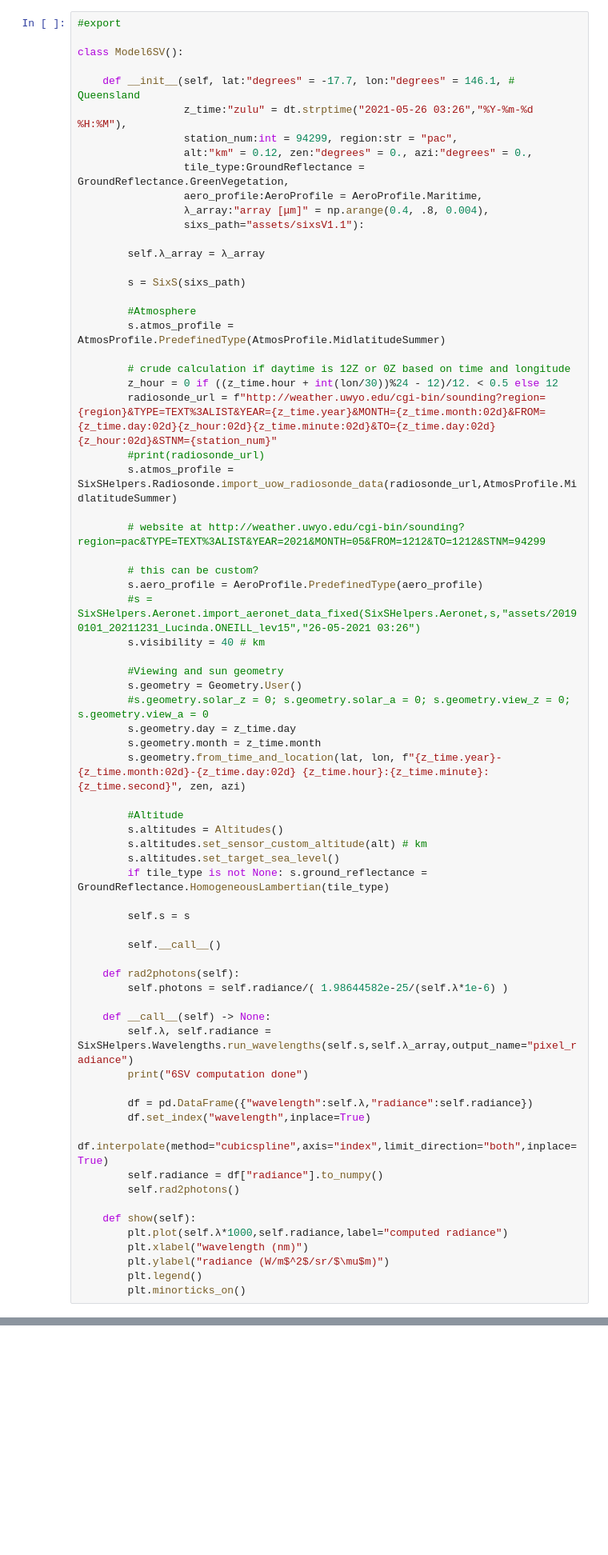
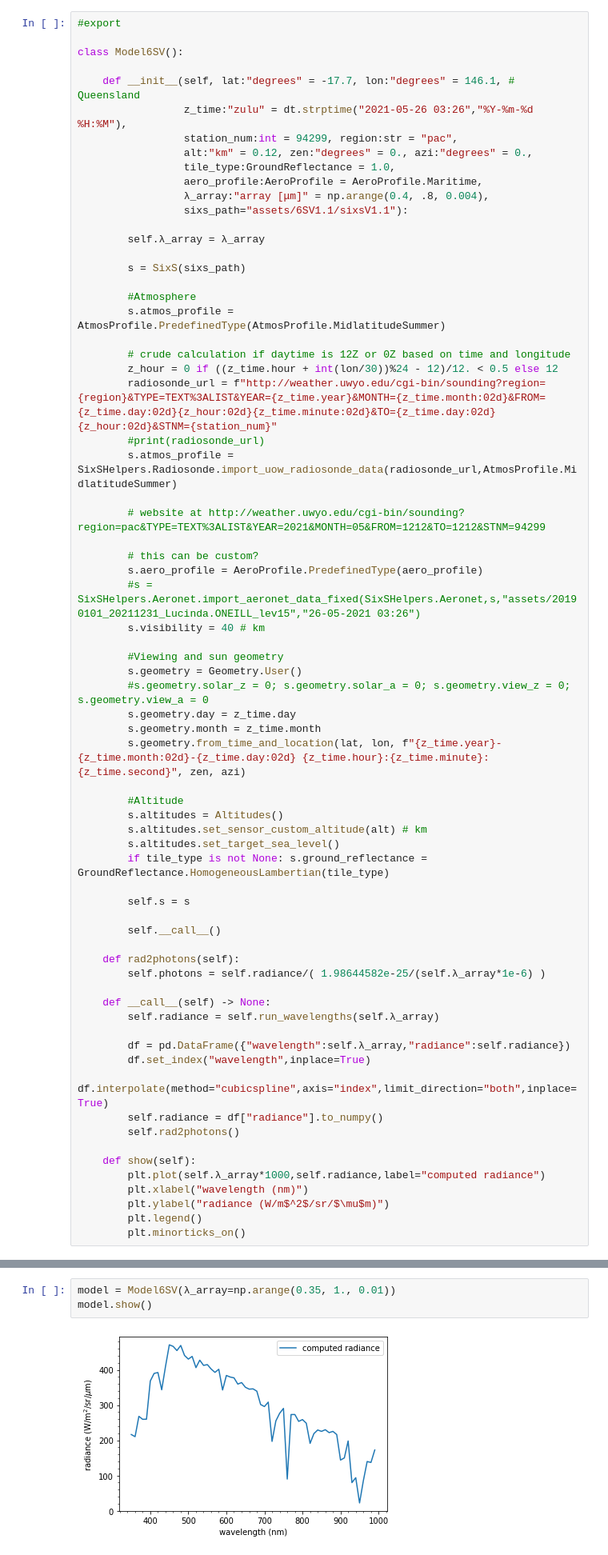
Before and after one commit to openhsi/openhsi, a Jupyter notebook: 03_atmos.ipynb, the cells around one changed output, grey strips where cells are left out. Shown at 80% size. Cells and saved outputs as stored; diff of their text form; blank space fills up the shorter version.

```diff
--- a/03_atmos.ipynb
+++ b/03_atmos.ipynb
@@ -73,10 +82,10 @@ class Model6SV():
                  z_time:"zulu" = dt.strptime("2021-05-26 03:26","%Y-%m-%d %H:%M"),
                  station_num:int = 94299, region:str = "pac",
                  alt:"km" = 0.12, zen:"degrees" = 0., azi:"degrees" = 0.,
-                 tile_type:GroundReflectance = GroundReflectance.GreenVegetation,
+                 tile_type:GroundReflectance = 1.0,
                  aero_profile:AeroProfile = AeroProfile.Maritime,
                  λ_array:"array [μm]" = np.arange(0.4, .8, 0.004),
-                 sixs_path="assets/sixsV1.1"):
+                 sixs_path="assets/6SV1.1/sixsV1.1"):
 
         self.λ_array = λ_array
 
@@ -116,20 +125,19 @@ class Model6SV():
         self.__call__()
 
     def rad2photons(self):
-        self.photons = self.radiance/( 1.98644582e-25/(self.λ*1e-6) )
+        self.photons = self.radiance/( 1.98644582e-25/(self.λ_array*1e-6) )
 
     def __call__(self) -> None:
-        self.λ, self.radiance = SixSHelpers.Wavelengths.run_wavelengths(self.s,self.λ_array,output_name="pixel_radiance")
-        print("6SV computation done")
+        self.radiance = self.run_wavelengths(self.λ_array)
 
-        df = pd.DataFrame({"wavelength":self.λ,"radiance":self.radiance})
+        df = pd.DataFrame({"wavelength":self.λ_array,"radiance":self.radiance})
         df.set_index("wavelength",inplace=True)
         df.interpolate(method="cubicspline",axis="index",limit_direction="both",inplace=True)
         self.radiance = df["radiance"].to_numpy()
         self.rad2photons()
 
     def show(self):
-        plt.plot(self.λ*1000,self.radiance,label="computed radiance")
+        plt.plot(self.λ_array*1000,self.radiance,label="computed radiance")
         plt.xlabel("wavelength (nm)")
         plt.ylabel("radiance (W/m$^2$/sr/$\mu$m)")
         plt.legend()
@@ -136,0 +174,5 @@ class Model6SV():
+# %%
+model = Model6SV(λ_array=np.arange(0.35, 1., 0.01))
+model.show()
+# %% [output]
+[figure, added]
```
Also changed, not shown: parts of 8 cells of this notebook, 6 other files.
